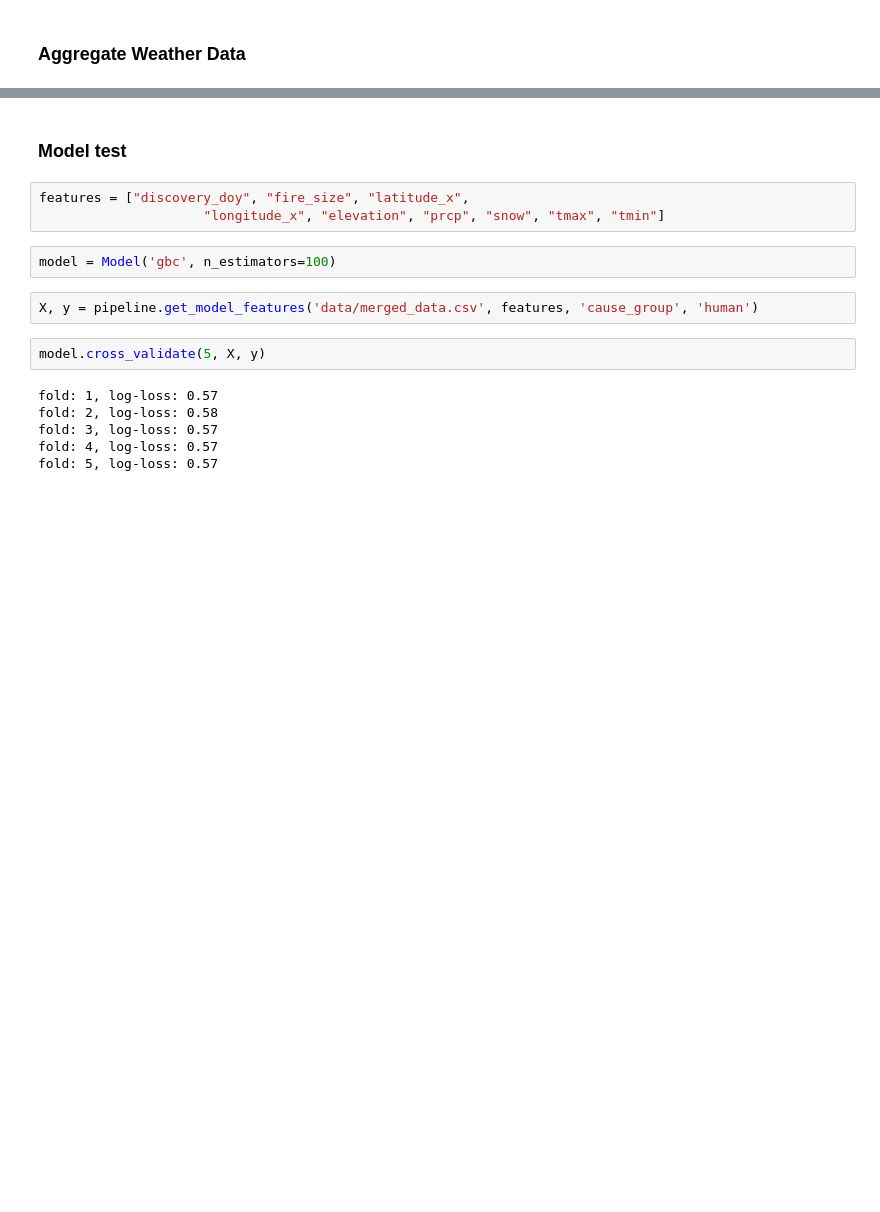
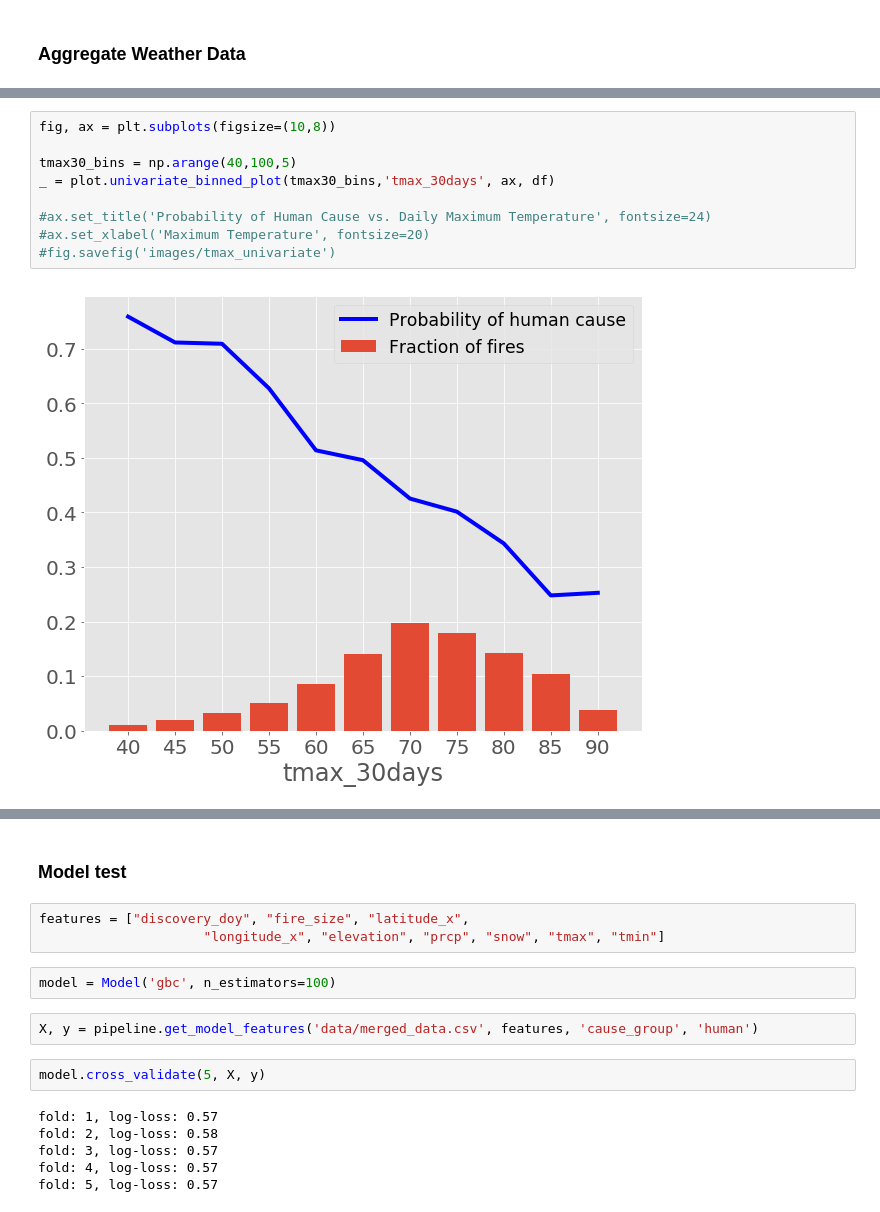
Before and after one commit to magstewart/wildfire-project, a Jupyter notebook: Wildfires_EDA.ipynb, the cells around one changed output, grey strips where cells are left out. Cells and saved outputs as stored; diff of their text form; blank space fills up the shorter version.

```diff
--- a/Wildfires_EDA.ipynb
+++ b/Wildfires_EDA.ipynb
@@ -284,0 +242,11 @@ univariate_plot('tmax_fire_day', ax, df=df_eda)
+# %%
+fig, ax = plt.subplots(figsize=(10,8))
+
+tmax30_bins = np.arange(40,100,5)
+_ = plot.univariate_binned_plot(tmax30_bins,'tmax_30days', ax, df)
+
+#ax.set_title('Probability of Human Cause vs. Daily Maximum Temperature', fontsize=24)
+#ax.set_xlabel('Maximum Temperature', fontsize=20)
+#fig.savefig('images/tmax_univariate')
+# %% [output]
+[figure, added]
```
Also changed, not shown: parts of 31 cells of this notebook.
